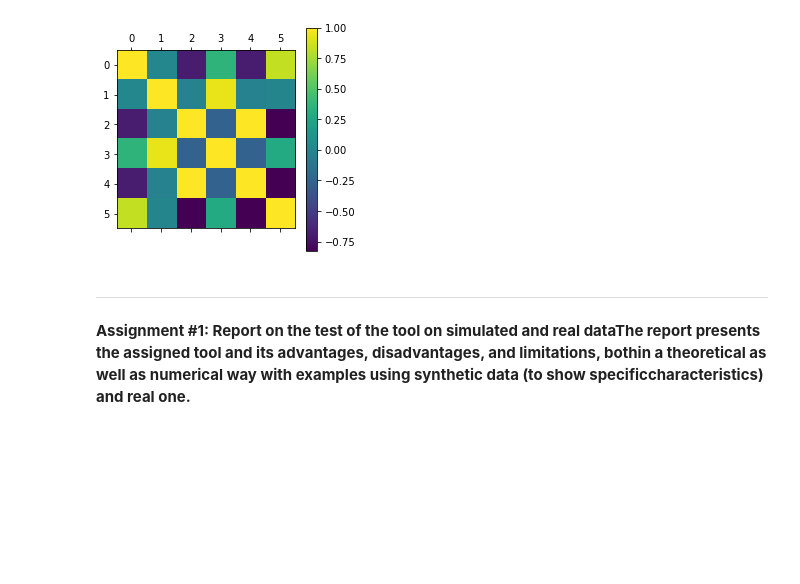
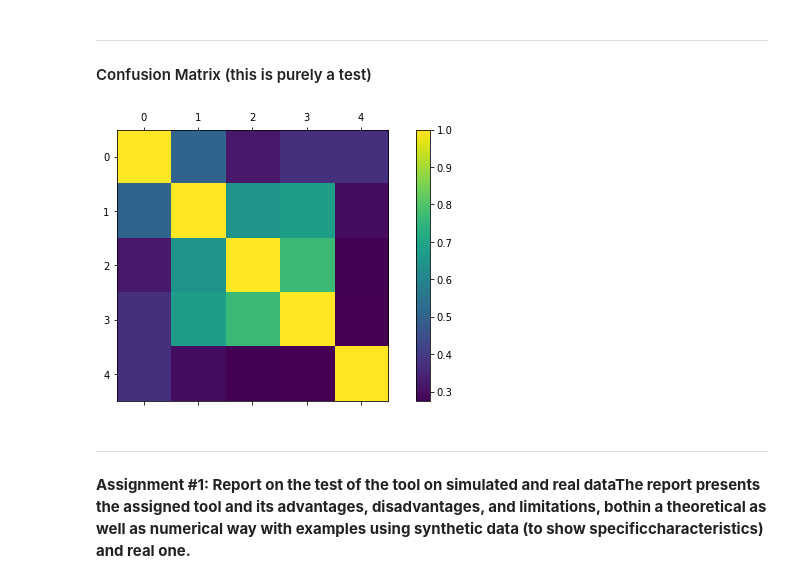
Before and after one commit to donaca/COVID19PM2.5, a Jupyter notebook: notebook_tim.ipynb, the cells around one changed output. Drawn from its saved outputs; the diff is of its cells as text; code cells hidden in the pictures; blank space fills up the shorter version.

Commit message:
Update of Tim notebook and Data so that we can have results for France and UK at the same time

```diff
--- a/notebook_tim.ipynb
+++ b/notebook_tim.ipynb
@@ -404,0 +140,7 @@ plt.show()
+# %%
+FR_pol_df = pd.read_csv("./data/France/FR_pol.csv", dtype={'# dept': object})
+FR_covid_df = pd.read_csv("./data/France/FR_covid.csv")[['No', 'Département', 'Décès > 03/06']]
+FR_merged = pd.merge(FR_pol_df, FR_covid_df, left_on='# dept', right_on='No')
+FR_merged = FR_merged[['Décès > 03/06','NO2','PM10','PM2.5', 'population']]
+FR_merged.columns = ['# death', 'no2', 'pm10', 'pm2.5', 'population']
+FR_merged.head() # TODO we are missing # death here from the official number :S the source is not good enough? But let us neglect that right now to continue
@@ -404,0 +156,5 @@ plt.show()
+# %%
+All_df = UK_merged.append(FR_merged, ignore_index=True)
+label = np.hstack((["UK"]*len(UK_merged), ["FR"]*len(FR_merged)))
+PCA_df = PCA(All_df, label)
+PCA_df
@@ -405,10 +182,15 @@ plt.show()
+# %% [markdown]
+----
+#### Confusion Matrix (this is purely a test)
 # %%
-corrMatrix = df.iloc[:,:].corr()
-cax = plt.matshow(corrMatrix)
+corrMatrix = All_df.iloc[:,:].corr()
+
+fig, ax = plt.subplots(figsize=(10,5))
+cax = ax.matshow(corrMatrix)
 plt.colorbar(cax)
 plt.show()
 # %% [output]
-[figure, old version]
+[figure, new version]
 # %% [markdown]
 -----
 **Assignment #1: Report on the test of the tool on simulated and real dataThe  report  presents  the  assigned  tool  and  its  advantages,  disadvantages,  and  limitations,  bothin  a  theoretical  as  well  as  numerical  way  with  examples  using  synthetic  data  (to  show  specificcharacteristics) and real one.**
```
Also changed, not shown: parts of 22 cells of this notebook, 6 other files.
